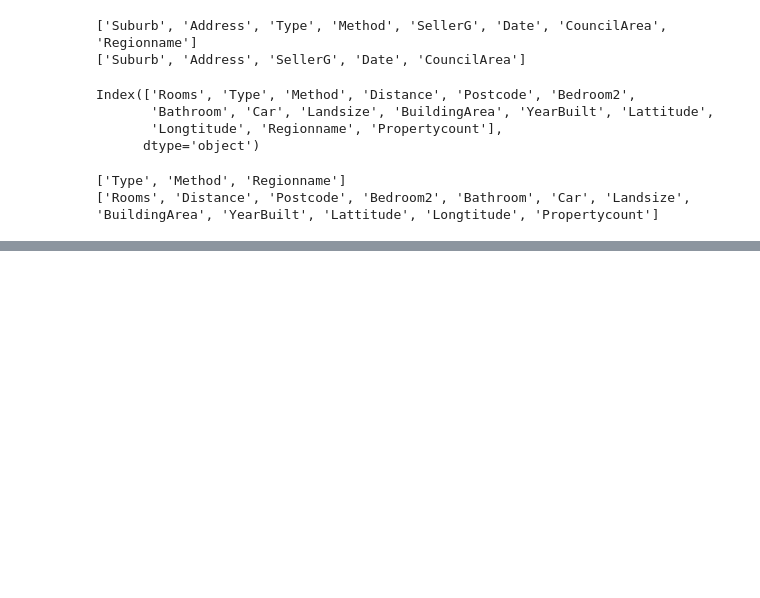
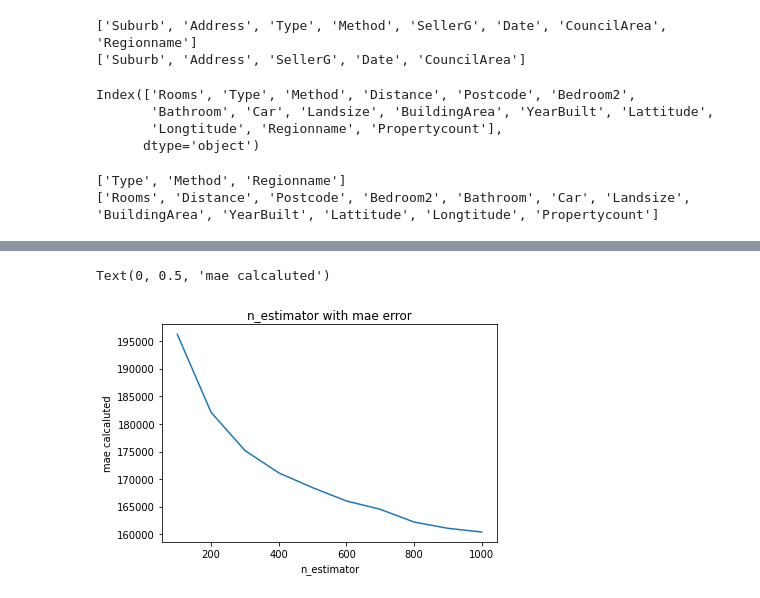
Before and after one commit to mohammedashrafdagga/ds_lr, a Jupyter notebook: notebooks/XGBoosting.ipynb, the cells around one changed output, grey strips where cells are left out. Cells and saved outputs as stored; diff of their text form; code cells hidden in the pictures; blank space fills up the shorter version.

```diff
--- a/notebooks/XGBoosting.ipynb
+++ b/notebooks/XGBoosting.ipynb
@@ -148,3 +148,13 @@ Mean Absolute Error:  160426.00881926547
 ----------------------------------------
 # %%
 # best is when number of estimtor is 1000
+# %%
+import matplotlib.pyplot as plt
+
+plt.plot(n_estimtor, c_error)
+plt.title("n_estimator with mae error")
+plt.xlabel("n_estimator")
+plt.ylabel("mae calcaluted")
+# %% [output]
+Text(0, 0.5, 'mae calcaluted')
+[figure, added]
```
Also changed, not shown: parts of 2 cells of this notebook.
